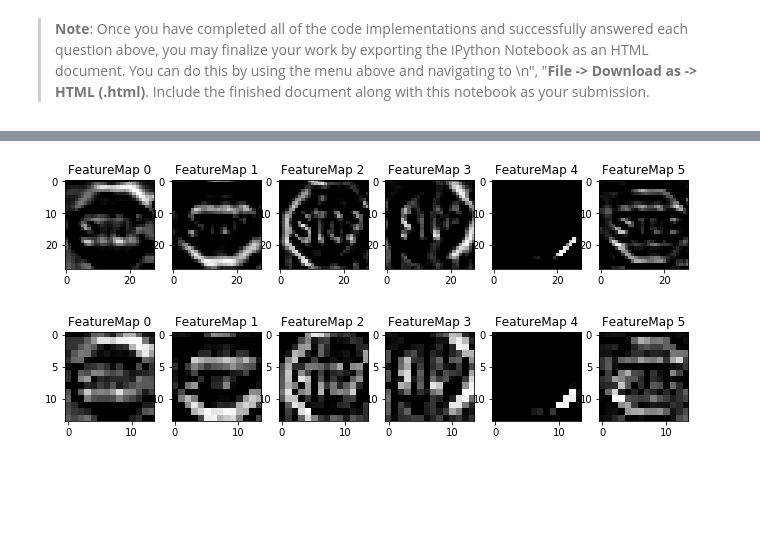
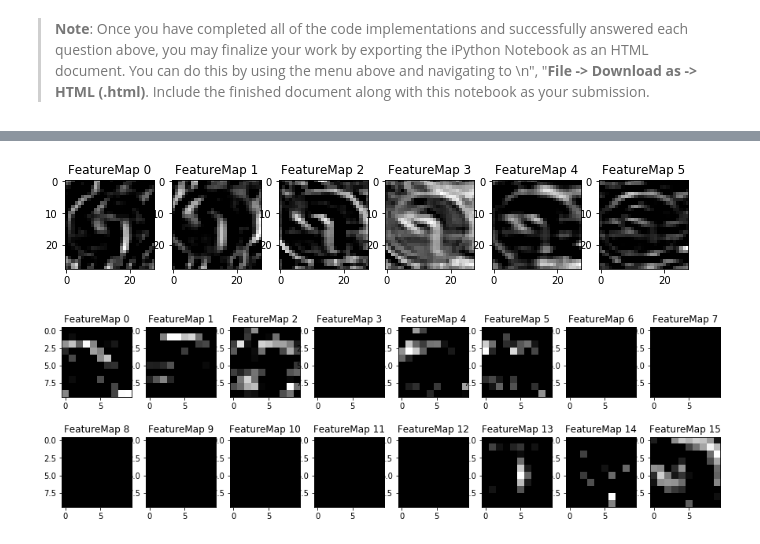
Before and after one commit to tyaq/CarND-Traffic-Sign-Classifier-Project, a Jupyter notebook: Traffic_Sign_Classifier.ipynb, the cells around one changed output, grey strips where cells are left out. Cells and saved outputs as stored; diff of their text form; code cells hidden in the pictures; blank space fills up the shorter version.

```diff
--- a/Traffic_Sign_Classifier.ipynb
+++ b/Traffic_Sign_Classifier.ipynb
@@ -282,7 +291,7 @@ sets imply underfitting. A high accuracy on the training set but low accuracy on
 ### the accuracy on the test set should be calculated and reported as well.
 ### Feel free to use as many code cells as needed.
 EPOCHS = 60
-BATCH_SIZE = 128
+BATCH_SIZE = 256
 
 rate = 0.001
 
@@ -388,7 +397,8 @@ You may find `signnames.csv` useful as it contains mappings from the class id (i
 import os
 import matplotlib.image as mpimg
 
-files = os.listdir("maps-signs")
+files = sorted(os.listdir("maps-signs"))
+image_name_class_map = {"1.png": 34, "2.png": 14, "3.png": 13, "4.png": -1, "5.png": 11, "6.png": 1}
 new_images = []
 fig = plt.figure(figsize=(16, 16))
 for index, file_name in enumerate(files):
@@ -399,5 +409,6 @@ for index, file_name in enumerate(files):
     plt.title(file_name)
     plt.imshow(img)
 plt.show()
+
 X_pred = preprocess(np.array(new_images))
 # %% [output]
@@ -415,12 +426,12 @@ top_k = tf.nn.top_k(softmax_logits, k=k)
 
 with tf.Session() as sess:
     sess.run(tf.global_variables_initializer())
-    saver.restore(sess, "./lenet")
+    saver.restore(sess, tf.train.latest_checkpoint('.'))
     my_softmax_logits = sess.run(softmax_logits, feed_dict={x: X_pred, keep_prob: 1.0})
-    my_top_k = sess.run(top_k, feed_dict={x: X_pred, keep_prob: 1.0})
+    top_k = sess.run(top_k, feed_dict={x: X_pred, keep_prob: 1.0})
 
 
-result = my_top_k[1].T[0]
+result = top_k[1].T[0]
 
 print(result)
 # %% [output]
@@ -570,15 +565,15 @@ def outputFeatureMap(image_input, tf_activation, activation_min=-1, activation_m
             plt.imshow(activation[0,:,:, featuremap], interpolation="nearest", cmap="gray")
 
 with tf.Session() as sess:
-    saver.restore(sess, "./lenet")
+    saver.restore(sess, tf.train.latest_checkpoint('.'))
     act = sess.graph.get_tensor_by_name('conv1:0')
     outputFeatureMap(np.expand_dims(X_pred[0],axis=0).astype(float) , act)
 # %% [output]
-[figure, old version]
+[figure, new version]
 # %%
 with tf.Session() as sess:
-    saver.restore(sess, "./lenet")
-    act = sess.graph.get_tensor_by_name('MaxPool:0')
+    saver.restore(sess, tf.train.latest_checkpoint('.'))
+    act = sess.graph.get_tensor_by_name('conv2:0')
     outputFeatureMap(np.expand_dims(X_pred[0],axis=0).astype(float) , act)
 # %% [output]
-[figure, old version]
+[figure, new version]
```
Also changed, not shown: parts of 10 cells of this notebook, 7 other files.
